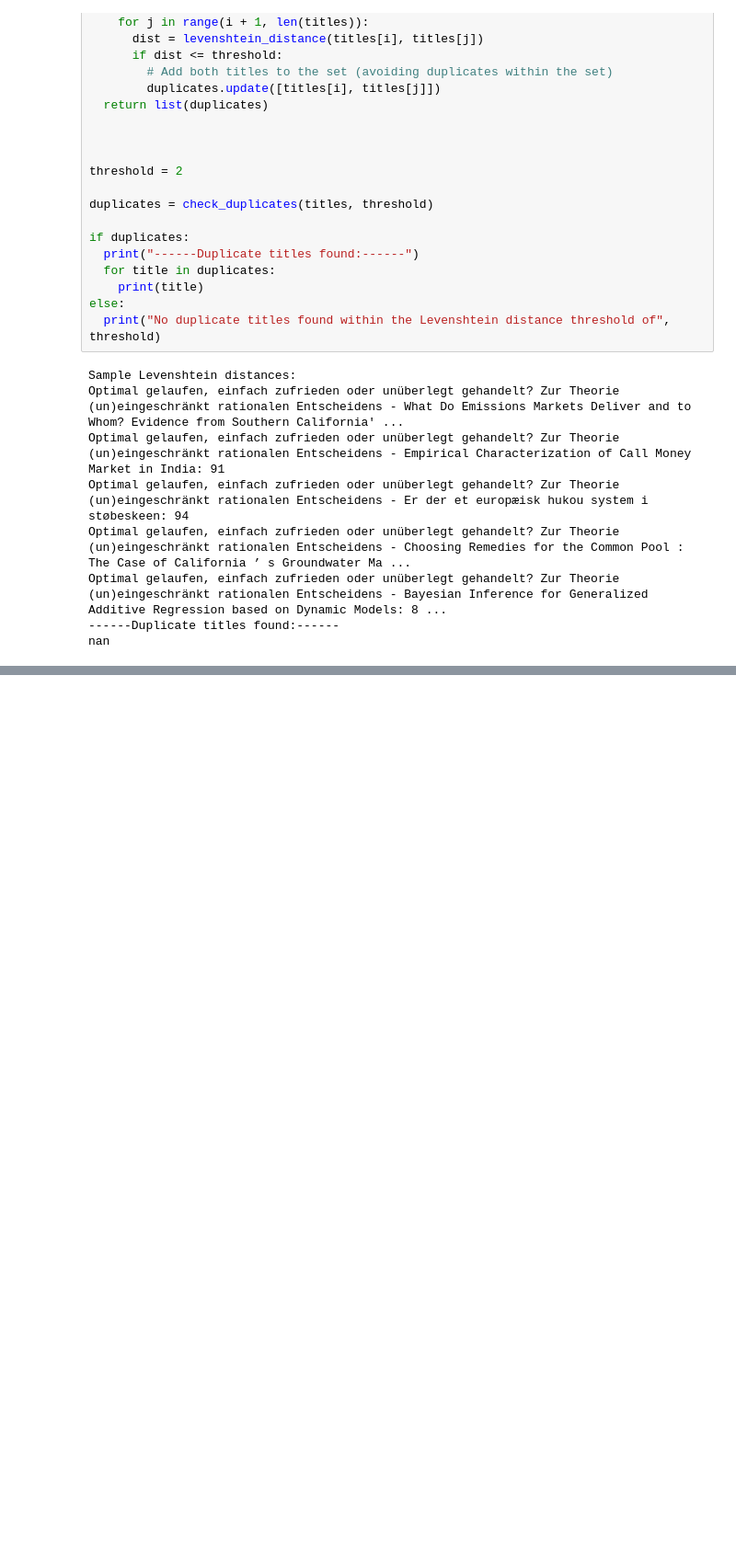
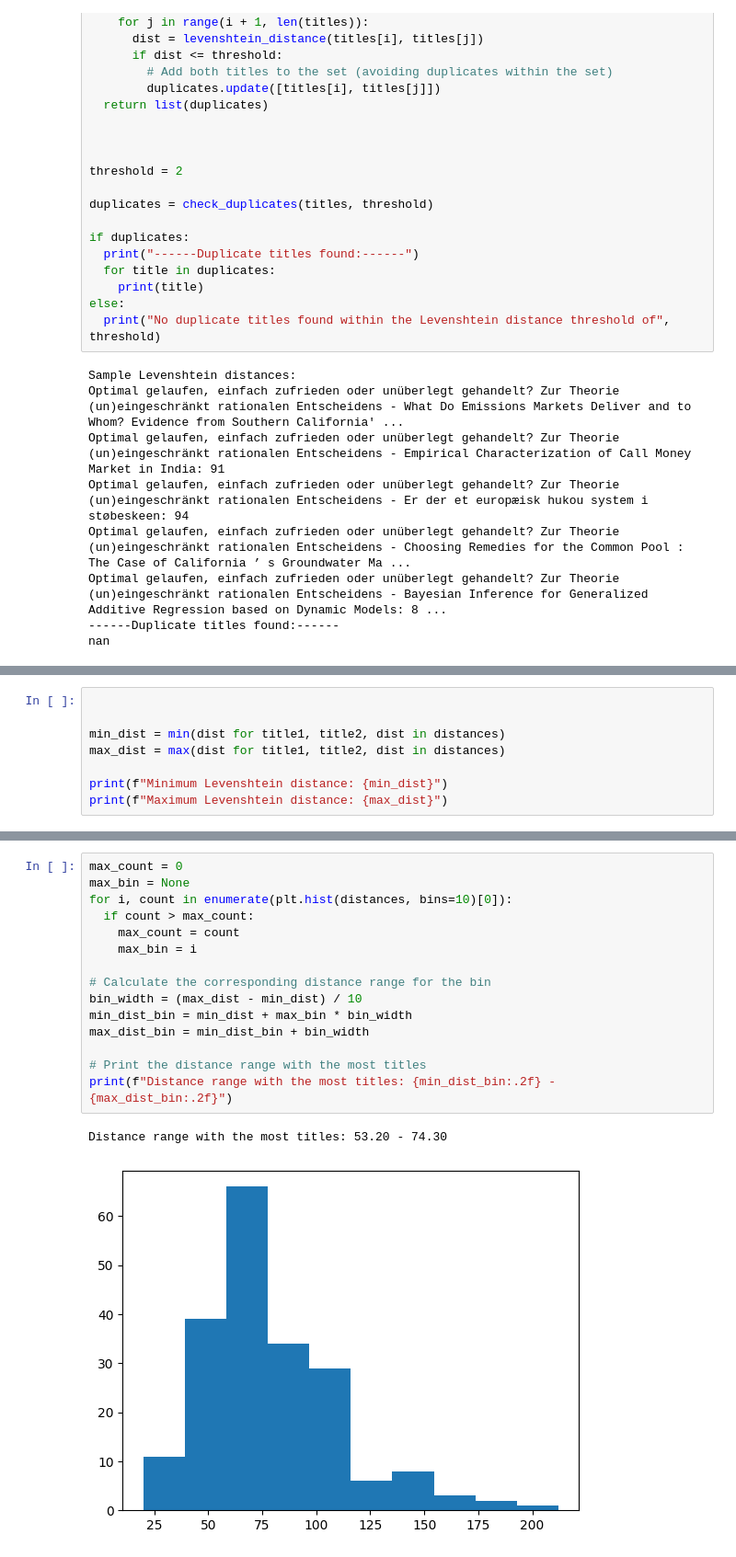
Before and after one commit to dyou-wbg/meta_processing, a Jupyter notebook: clean_LevensteinDistance__AllTitles.ipynb, the cells around one changed output, grey strips where cells are left out. Shown at 92% size. Saved outputs shown, nothing was run; the diff lists cells and outputs as text; blank space fills up the shorter version.

```diff
--- a/clean_LevensteinDistance__AllTitles.ipynb
+++ b/clean_LevensteinDistance__AllTitles.ipynb
@@ -109,0 +155,8 @@ nan
+# %%
+
+
+min_dist = min(dist for title1, title2, dist in distances)
+max_dist = max(dist for title1, title2, dist in distances)
+
+print(f"Minimum Levenshtein distance: {min_dist}")
+print(f"Maximum Levenshtein distance: {max_dist}")
@@ -109,0 +185,18 @@ nan
+# %%
+max_count = 0
+max_bin = None
+for i, count in enumerate(plt.hist(distances, bins=10)[0]):
+  if count > max_count:
+    max_count = count
+    max_bin = i
+
+# Calculate the corresponding distance range for the bin
+bin_width = (max_dist - min_dist) / 10
+min_dist_bin = min_dist + max_bin * bin_width
+max_dist_bin = min_dist_bin + bin_width
+
+# Print the distance range with the most titles
+print(f"Distance range with the most titles: {min_dist_bin:.2f} - {max_dist_bin:.2f}")
+# %% [output]
+Distance range with the most titles: 53.20 - 74.30
+[figure, added]
```
Also changed, not shown: parts of 12 cells of this notebook.
